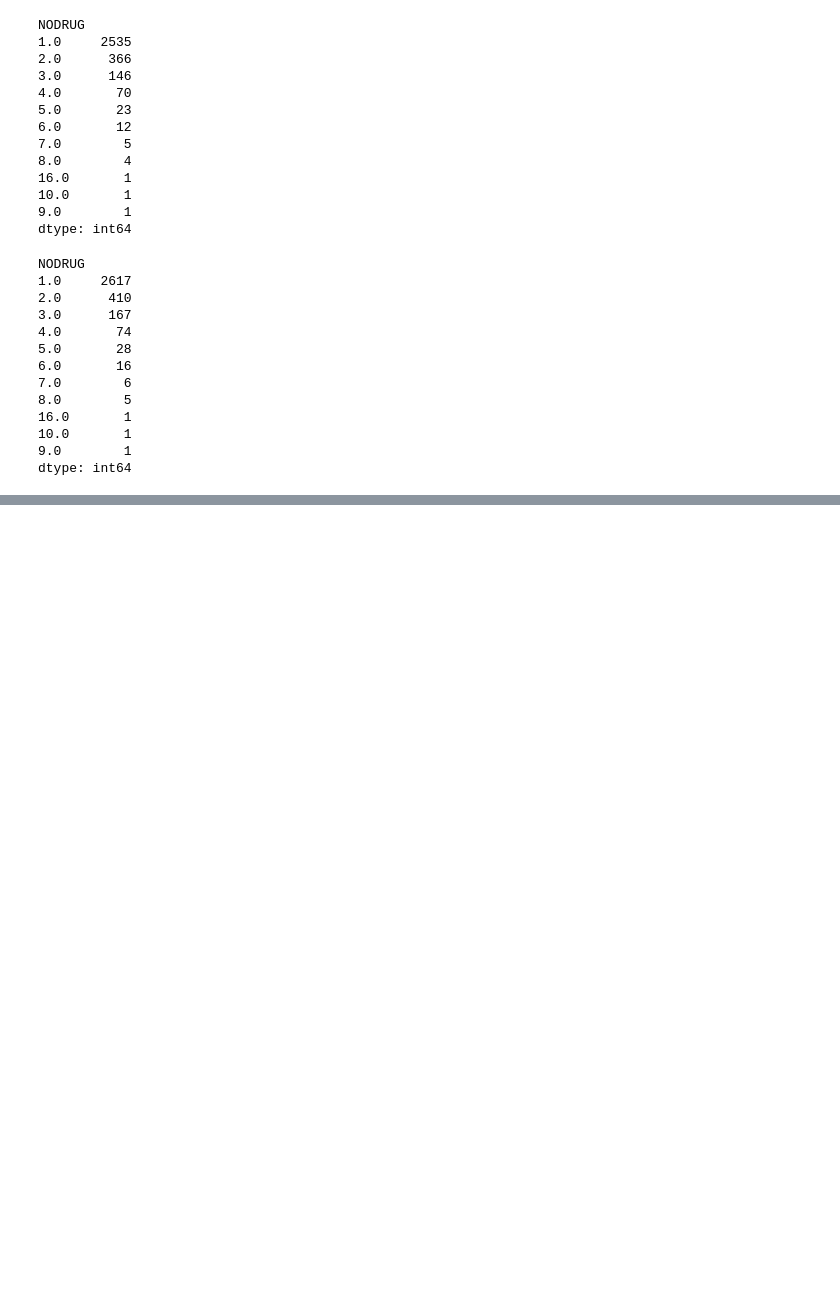
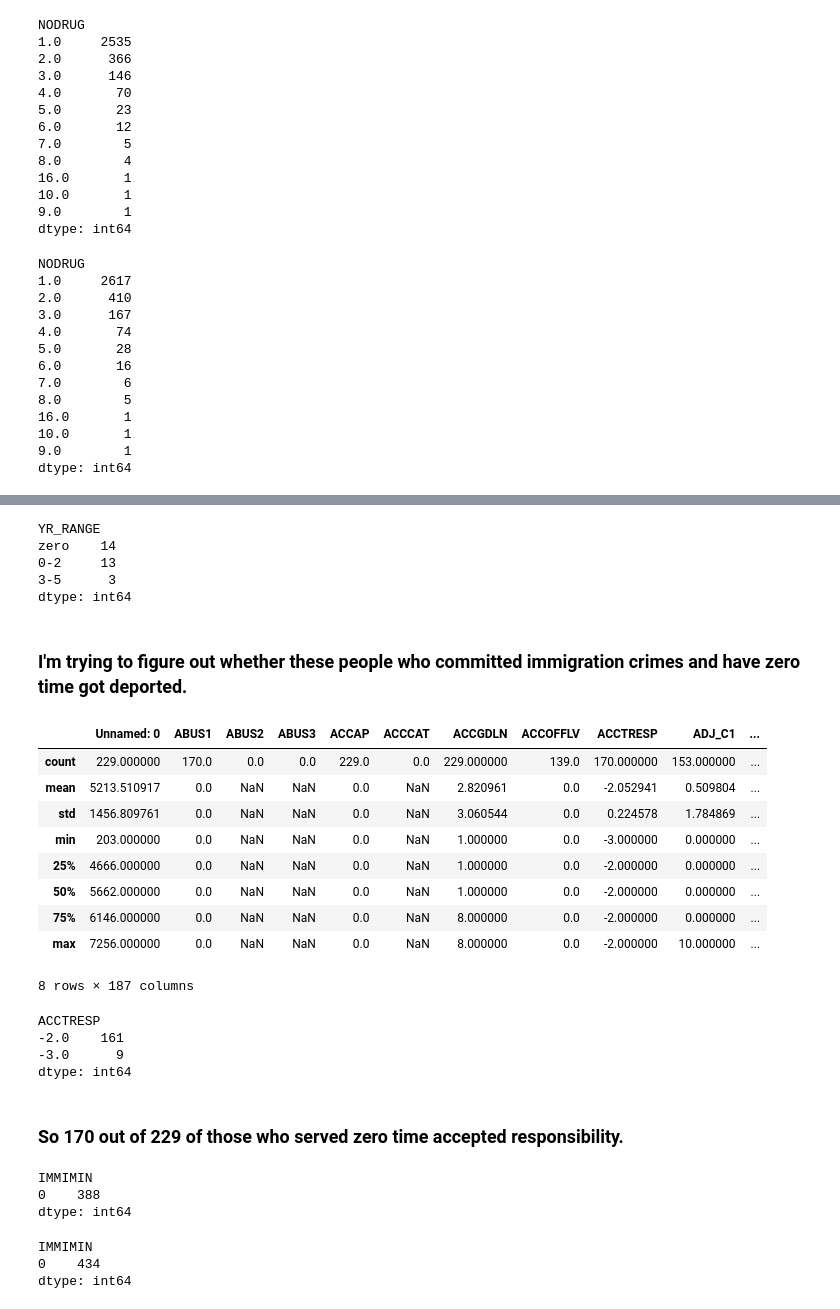
Before and after one commit to jenwhitson/sentencing_project, a Jupyter notebook: notebooks/supplemental_analysis.ipynb, the cells around one changed output, grey strips where cells are left out. Cells and saved outputs as stored; diff of their text form; code cells hidden in the pictures; blank space fills up the shorter version.

```diff
--- a/notebooks/supplemental_analysis.ipynb
+++ b/notebooks/supplemental_analysis.ipynb
@@ -118,0 +244,46 @@ dtype: int64
+# %%
+reas2 = nvimmigration.loc[nvimmigration['REAS1'] == 2]
+reas2.value_counts('YR_RANGE')
+# %% [output]
+YR_RANGE
+zero    14
+0-2     13
+3-5      3
+dtype: int64
+# %% [markdown]
+### I'm trying to figure out whether these people who committed immigration crimes and have zero time got deported.
+# %%
+zerotime = nvimmigration.loc[nvimmigration['YR_RANGE'] == 'zero']
+zerotime.describe()
+# %% [output]
+|  | Unnamed: 0 | ABUS1 | ABUS2 | ABUS3 | ACCAP | ACCCAT | ACCGDLN | ACCOFFLV | ACCTRESP | ADJ_C1 | ... |
+| count | 229.000000 | 170.0 | 0.0 | 0.0 | 229.0 | 0.0 | 229.000000 | 139.0 | 170.000000 | 153.000000 | ... |
+| mean | 5213.510917 | 0.0 | NaN | NaN | 0.0 | NaN | 2.820961 | 0.0 | -2.052941 | 0.509804 | ... |
+| std | 1456.809761 | 0.0 | NaN | NaN | 0.0 | NaN | 3.060544 | 0.0 | 0.224578 | 1.784869 | ... |
+| min | 203.000000 | 0.0 | NaN | NaN | 0.0 | NaN | 1.000000 | 0.0 | -3.000000 | 0.000000 | ... |
+| 25% | 4666.000000 | 0.0 | NaN | NaN | 0.0 | NaN | 1.000000 | 0.0 | -2.000000 | 0.000000 | ... |
+| 50% | 5662.000000 | 0.0 | NaN | NaN | 0.0 | NaN | 1.000000 | 0.0 | -2.000000 | 0.000000 | ... |
+| 75% | 6146.000000 | 0.0 | NaN | NaN | 0.0 | NaN | 8.000000 | 0.0 | -2.000000 | 0.000000 | ... |
+| max | 7256.000000 | 0.0 | NaN | NaN | 0.0 | NaN | 8.000000 | 0.0 | -2.000000 | 10.000000 | ... |
+8 rows × 187 columns
+# %%
+zerotime.value_counts('ACCTRESP')
+# %% [output]
+ACCTRESP
+-2.0    161
+-3.0      9
+dtype: int64
+# %% [markdown]
+### So 170 out of 229 of those who served zero time accepted responsibility.
+# %%
+nvimmigration.value_counts('IMMIMIN')
+# %% [output]
+IMMIMIN
+0    388
+dtype: int64
+# %%
+immigration.value_counts('IMMIMIN')
+# %% [output]
+IMMIMIN
+0    434
+dtype: int64
```
Also changed, not shown: parts of 34 cells of this notebook, 1 other file.
